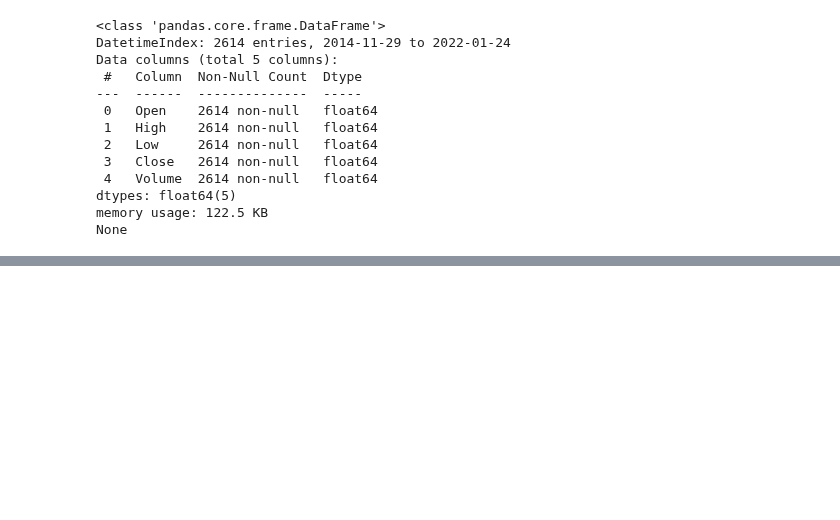
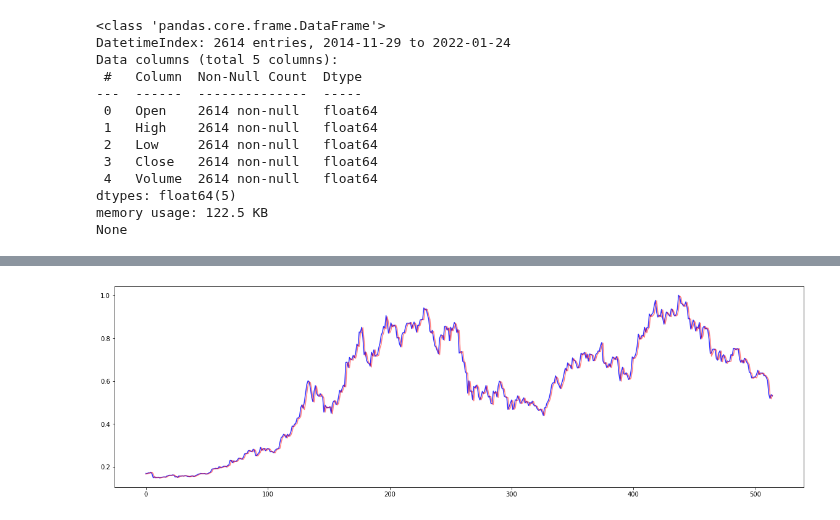
Before and after one commit to happysms/RuleBase-VS-TimeSeries-Algorithm, a Jupyter notebook: LinearRegression/linear_regression.ipynb, the cells around one changed output, grey strips where cells are left out. Cells and saved outputs as stored; diff of their text form; code cells hidden in the pictures; blank space fills up the shorter version.

```diff
--- a/LinearRegression/linear_regression.ipynb
+++ b/LinearRegression/linear_regression.ipynb
@@ -379,0 +158,7 @@ plt.show()
+# %%
+plt.figure(figsize=(20, 6))
+plt.plot(pd.Series(y_valid), alpha=0.8, color='b')
+plt.plot(pd.Series(LR.predict(x_valid)), alpha=0.5, color='r')
+plt.show()
+# %% [output]
+[figure, added]
```
Also changed, not shown: parts of 45 cells of this notebook.
